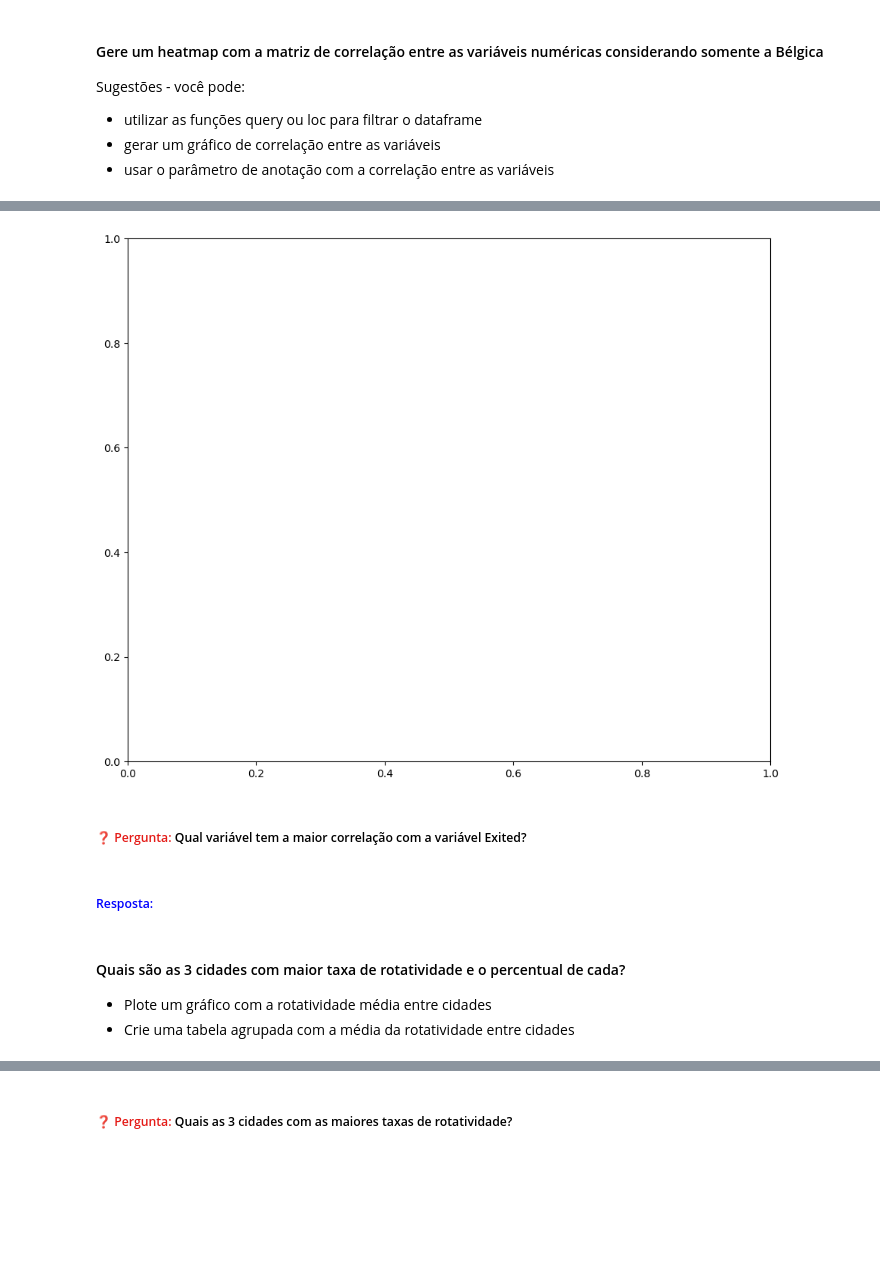
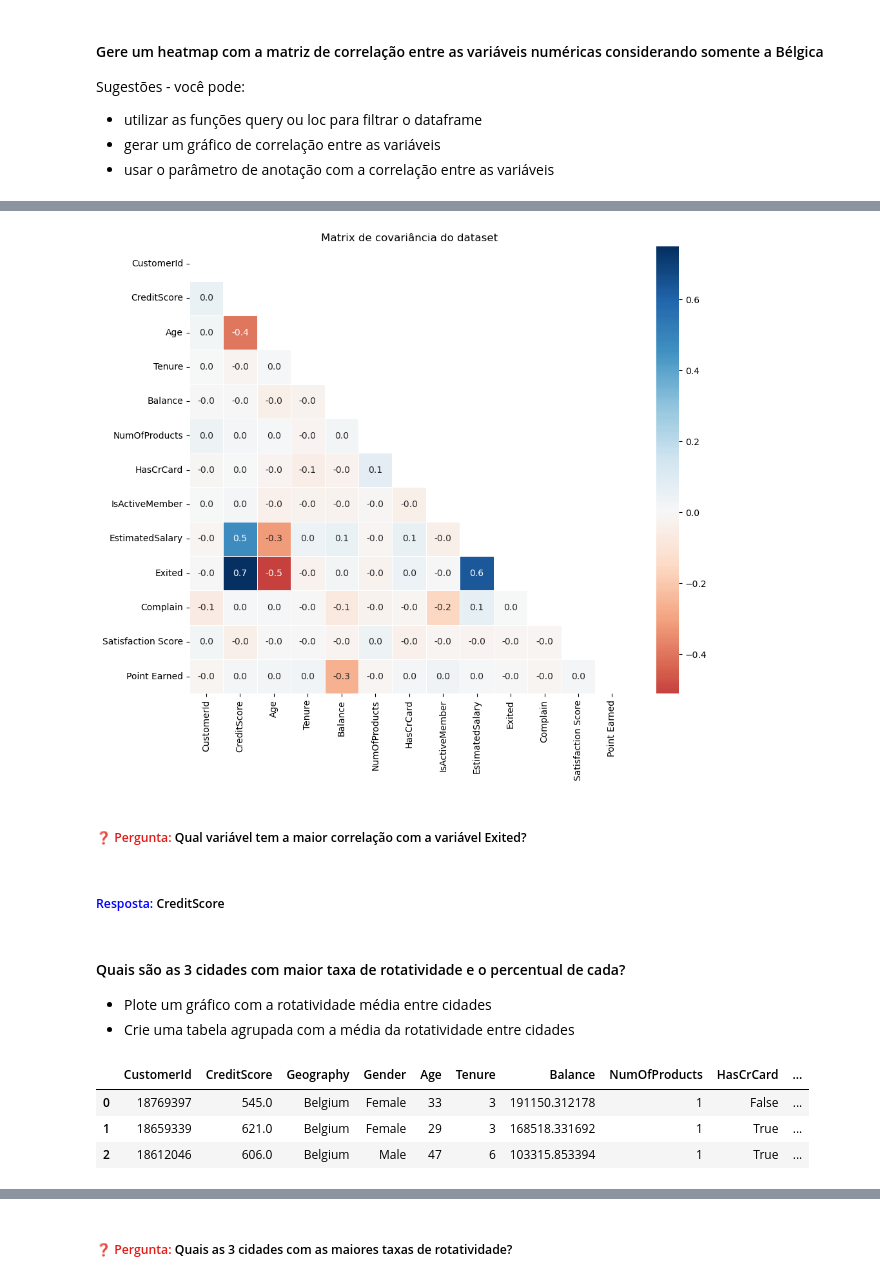
Before and after one commit to leandroclv/analista_dados_python_udemy, a Jupyter notebook: projeto_final.ipynb, the cells around one changed output, grey strips where cells are left out. Drawn from its saved outputs; the diff is of its cells as text; code cells hidden in the pictures; blank space fills up the shorter version.

```diff
--- a/projeto_final.ipynb
+++ b/projeto_final.ipynb
@@ -213,0 +259,3 @@ Sugestões - você pode:
+# %%
+df_main_belgium = df_main_belgium.select_dtypes(include=['number', 'bool'])
+df_main_belgium.head(3)
@@ -215,3 +268,5 @@ Sugestões - você pode:
 ### TO DO: Crie um novo dataframe contendo somente essas colunas definidas anteriormente
 # %%
 ### TO DO: Arredonde todos os valores para 2 casas decimais
+df_main_belgium = df_main_belgium.round(2)
+df_main_belgium.head(3)
@@ -218,2 +278,4 @@ Sugestões - você pode:
 # %%
 ### TO DO: Crie uma matriz de correlação a partir desse dataframe criado
+matrix_df_main_belgium_corr = df_main_belgium.corr()
+matrix_df_main_belgium_corr
@@ -220,2 +297,5 @@ Sugestões - você pode:
 # %%
 ### TO DO: Crie uma matriz de máscara superior
+mask = np.triu(np.ones(matrix_df_main_belgium_corr.shape)).astype(bool)
+corr_filtrada = matrix_df_main_belgium_corr.where(~mask)
+corr_filtrada
@@ -222,26 +317,37 @@ Sugestões - você pode:
 # %%
 
 # Cria o gradiente de cores para o gráfico
 cmap = sns.diverging_palette(20, 230, as_cmap=True)
 
 # Cria o objeto da figura com tamanho específico
 f, ax = plt.subplots(figsize=(11, 9))
 
 ### TO DO: Crie o heatmap a partir da matriz de correlação
+sns.heatmap(corr_filtrada, annot=True, fmt='.1f', cmap='RdBu', center=0, linewidths=0.5)
 
 ### TO DO: Adicione um título para o gráfico
-
+plt.title('Matrix de covariância do dataset')
 ### TO DO: Plote o gráfico
+plt.show()
 # %% [output]
-[figure, old version]
+[figure, new version]
 # %% [markdown]
 ##### <font color='#E41B17'>❓ Pergunta: </font> Qual variável tem a maior correlação com a variável Exited?<font color='#52595D'>
 # %% [markdown]
-##### <font color='blue'> Resposta: </font>
+##### <font color='blue'> Resposta: </font> CreditScore
 # %% [markdown]
 #### Quais são as 3 cidades com maior taxa de rotatividade e o percentual de cada?
 - Plote um gráfico com a rotatividade média entre cidades
 - Crie uma tabela agrupada com a média da rotatividade entre cidades
+# %%
+df_main_belgium_group = df_main.query('Geography == "Belgium"')
+df_main_belgium_group.drop(columns=[['RowNumber', 'Surname']])
+df_main_belgium_group.head(3)
+# %% [output]
+|  | CustomerId | CreditScore | Geography | Gender | Age | Tenure | Balance | NumOfProducts | HasCrCard | ... |
+| 0 | 18769397 | 545.0 | Belgium | Female | 33 | 3 | 191150.312178 | 1 | False | ... |
+| 1 | 18659339 | 621.0 | Belgium | Female | 29 | 3 | 168518.331692 | 1 | True | ... |
+| 2 | 18612046 | 606.0 | Belgium | Male | 47 | 6 | 103315.853394 | 1 | True | ... |
 # %%
 ### TO DO: Utilize o mesmo racional para criar um dataframe com o
 ### total de clientes e rotatividade média agrupados por país e cidade
```
Also changed, not shown: parts of 22 cells of this notebook.
